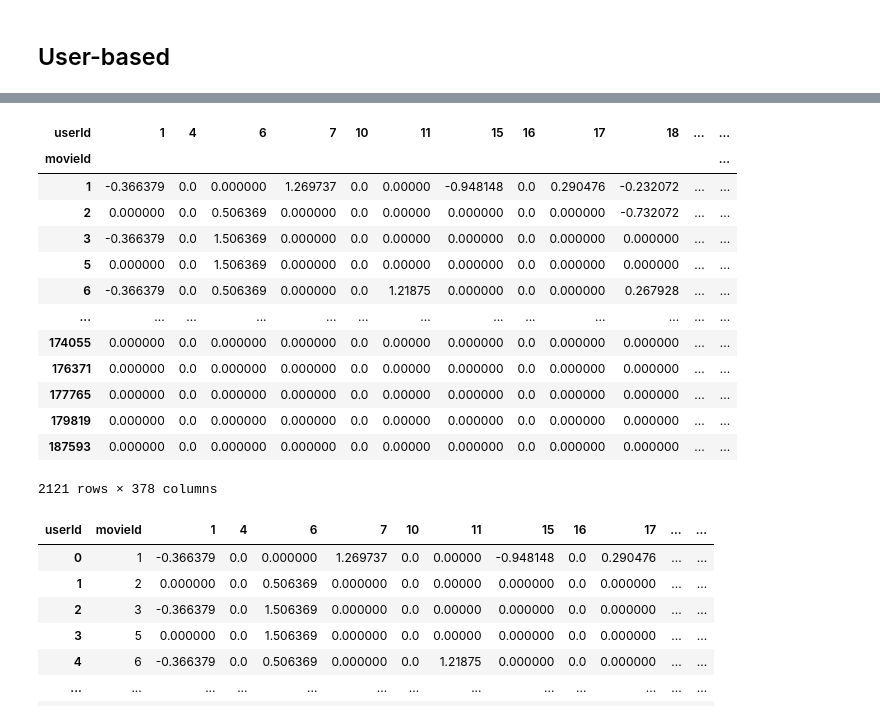
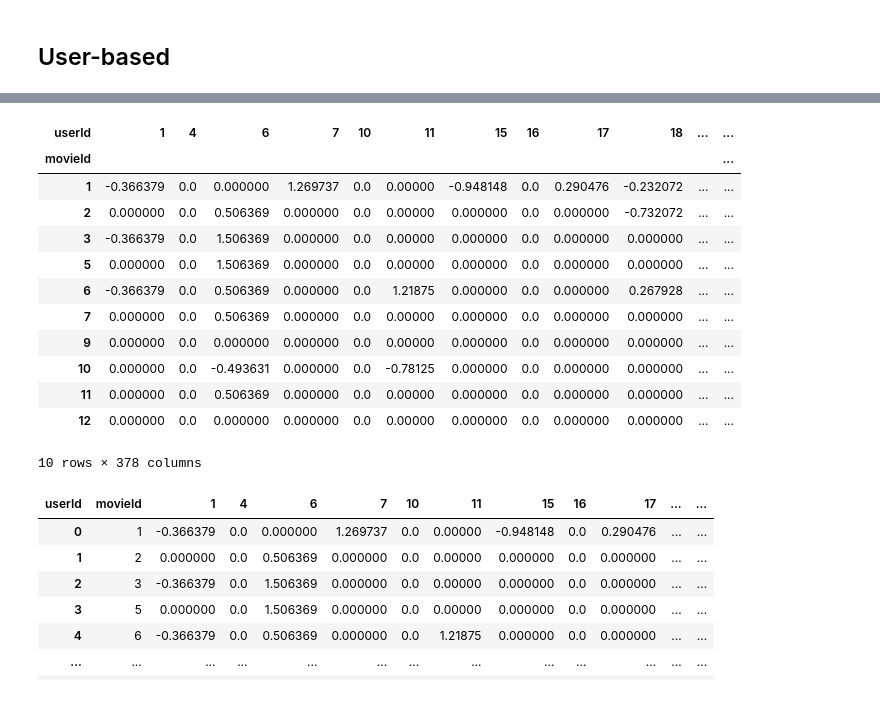
Before and after one commit to ngoduongkha/Recommendation-System, a Jupyter notebook: code.ipynb, the cells around one changed output, grey strips where cells are left out. Cells and saved outputs as stored; diff of their text form; code cells hidden in the pictures.

```diff
--- a/code.ipynb
+++ b/code.ipynb
@@ -83,14 +83,14 @@ def calculate_popular_based_score(rating_df, item_df, user_col, item_col, rating
 
     # merge DataFrame (left join)
     vote_count = vote_count.merge(item_df, on = [item_col], how = 'left')
-    popular_items = vote_count.loc[:,[item_col, 'genres', 'vote_count', 'avg_rating', 'weighted_rating']]
+    popular_items = vote_count.loc[:, [item_col, 'genres', 'vote_count', 'avg_rating', 'weighted_rating']]
 
     return popular_items
 
 # init constant
 USER_COL = 'userId'
 ITEM_COL = 'movieId'
-RATING_COL = RATING_COL
+RATING_COL = 'rating'
 
 # calculate popular_based score and sort descending
 popular_items = calculate_popular_based_score(ratings, items, USER_COL, ITEM_COL, RATING_COL)
@@ -219,26 +218,25 @@ user_based_dataset
 # %%
 no_user_voted = ratings.groupby(ITEM_COL)[RATING_COL].agg('count')
 no_movies_voted = ratings.groupby(USER_COL)[RATING_COL].agg('count')
 
-user_based_dataset = user_based_dataset.loc[no_user_voted[no_user_voted > 10].index,:]
-user_based_dataset = user_based_dataset.loc[:,no_movies_voted[no_movies_voted > 50].index]
+user_based_dataset = user_based_dataset.loc[no_user_voted[no_user_voted > 10].index, :]
+user_based_dataset = user_based_dataset.loc[: ,no_movies_voted[no_movies_voted > 50].index]
 
-user_based_dataset
+display(user_based_dataset.head(10))
 # %% [output]
 | userId | 1 | 4 | 6 | 7 | 10 | 11 | 15 | 16 | 17 | 18 | ... | ... |
 | movieId |  |  |  |  |  |  |  |  |  |  |  | ... |
 | 1 | -0.366379 | 0.0 | 0.000000 | 1.269737 | 0.0 | 0.00000 | -0.948148 | 0.0 | 0.290476 | -0.232072 | ... | ... |
 | 2 | 0.000000 | 0.0 | 0.506369 | 0.000000 | 0.0 | 0.00000 | 0.000000 | 0.0 | 0.000000 | -0.732072 | ... | ... |
 | 3 | -0.366379 | 0.0 | 1.506369 | 0.000000 | 0.0 | 0.00000 | 0.000000 | 0.0 | 0.000000 | 0.000000 | ... | ... |
 | 5 | 0.000000 | 0.0 | 1.506369 | 0.000000 | 0.0 | 0.00000 | 0.000000 | 0.0 | 0.000000 | 0.000000 | ... | ... |
 | 6 | -0.366379 | 0.0 | 0.506369 | 0.000000 | 0.0 | 1.21875 | 0.000000 | 0.0 | 0.000000 | 0.267928 | ... | ... |
-| ... | ... | ... | ... | ... | ... | ... | ... | ... | ... | ... | ... | ... |
-| 174055 | 0.000000 | 0.0 | 0.000000 | 0.000000 | 0.0 | 0.00000 | 0.000000 | 0.0 | 0.000000 | 0.000000 | ... | ... |
-| 176371 | 0.000000 | 0.0 | 0.000000 | 0.000000 | 0.0 | 0.00000 | 0.000000 | 0.0 | 0.000000 | 0.000000 | ... | ... |
-| 177765 | 0.000000 | 0.0 | 0.000000 | 0.000000 | 0.0 | 0.00000 | 0.000000 | 0.0 | 0.000000 | 0.000000 | ... | ... |
-| 179819 | 0.000000 | 0.0 | 0.000000 | 0.000000 | 0.0 | 0.00000 | 0.000000 | 0.0 | 0.000000 | 0.000000 | ... | ... |
-| 187593 | 0.000000 | 0.0 | 0.000000 | 0.000000 | 0.0 | 0.00000 | 0.000000 | 0.0 | 0.000000 | 0.000000 | ... | ... |
+| 7 | 0.000000 | 0.0 | 0.506369 | 0.000000 | 0.0 | 0.00000 | 0.000000 | 0.0 | 0.000000 | 0.000000 | ... | ... |
+| 9 | 0.000000 | 0.0 | 0.000000 | 0.000000 | 0.0 | 0.00000 | 0.000000 | 0.0 | 0.000000 | 0.000000 | ... | ... |
+| 10 | 0.000000 | 0.0 | -0.493631 | 0.000000 | 0.0 | -0.78125 | 0.000000 | 0.0 | 0.000000 | 0.000000 | ... | ... |
+| 11 | 0.000000 | 0.0 | 0.506369 | 0.000000 | 0.0 | 0.00000 | 0.000000 | 0.0 | 0.000000 | 0.000000 | ... | ... |
+| 12 | 0.000000 | 0.0 | 0.000000 | 0.000000 | 0.0 | 0.00000 | 0.000000 | 0.0 | 0.000000 | 0.000000 | ... | ... |
-2121 rows × 378 columns
+10 rows × 378 columns
 # %%
 from scipy.sparse import csr_matrix
 from sklearn.neighbors import NearestNeighbors
```
Also changed, not shown: parts of 4 cells of this notebook.
